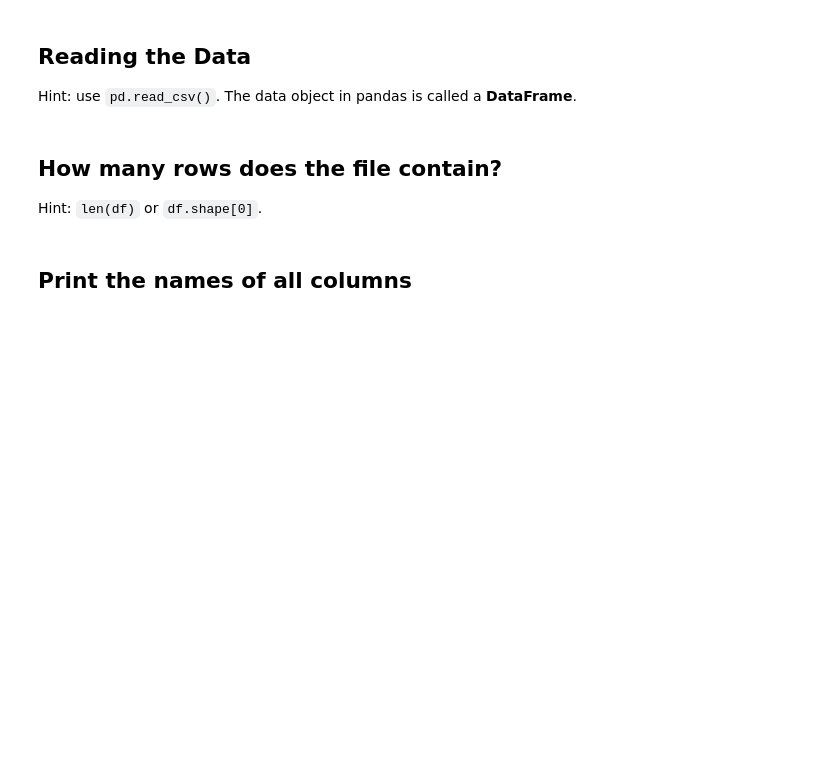
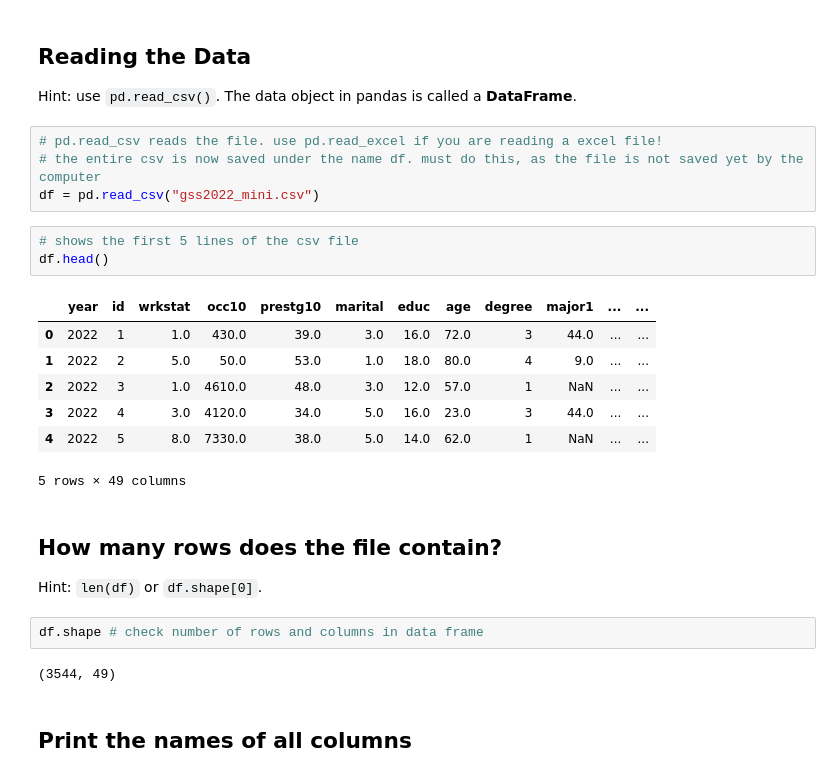
Before and after one commit to xiangyum/hs4002labs_2026, a Jupyter notebook: week2/week2_notebook_student.ipynb, the cells around one changed output. Cells and saved outputs as stored; diff of their text form; blank space fills up the shorter version.

```diff
--- a/week2/week2_notebook_student.ipynb
+++ b/week2/week2_notebook_student.ipynb
@@ -82,9 +111,28 @@ print(example_str.upper())   # another method, even on a plain string
 ## Reading the Data
 
 Hint: use `pd.read_csv()`. The data object in pandas is called a **DataFrame**.
+# %%
+# pd.read_csv reads the file. use pd.read_excel if you are reading a excel file!
+# the entire csv is now saved under the name df. must do this, as the file is not saved yet by the computer
+df = pd.read_csv("gss2022_mini.csv")
+# %%
+# shows the first 5 lines of the csv file
+df.head()
+# %% [output]
+|  | year | id | wrkstat | occ10 | prestg10 | marital | educ | age | degree | major1 | ... | ... |
+| 0 | 2022 | 1 | 1.0 | 430.0 | 39.0 | 3.0 | 16.0 | 72.0 | 3 | 44.0 | ... | ... |
+| 1 | 2022 | 2 | 5.0 | 50.0 | 53.0 | 1.0 | 18.0 | 80.0 | 4 | 9.0 | ... | ... |
+| 2 | 2022 | 3 | 1.0 | 4610.0 | 48.0 | 3.0 | 12.0 | 57.0 | 1 | NaN | ... | ... |
+| 3 | 2022 | 4 | 3.0 | 4120.0 | 34.0 | 5.0 | 16.0 | 23.0 | 3 | 44.0 | ... | ... |
+| 4 | 2022 | 5 | 8.0 | 7330.0 | 38.0 | 5.0 | 14.0 | 62.0 | 1 | NaN | ... | ... |
+5 rows × 49 columns
 # %% [markdown]
 ## How many rows does the file contain?
 
 Hint: `len(df)` or `df.shape[0]`.
+# %%
+df.shape # check number of rows and columns in data frame
+# %% [output]
+(3544, 49)
 # %% [markdown]
 ## Print the names of all columns
```
Also changed, not shown: parts of 22 cells of this notebook.
